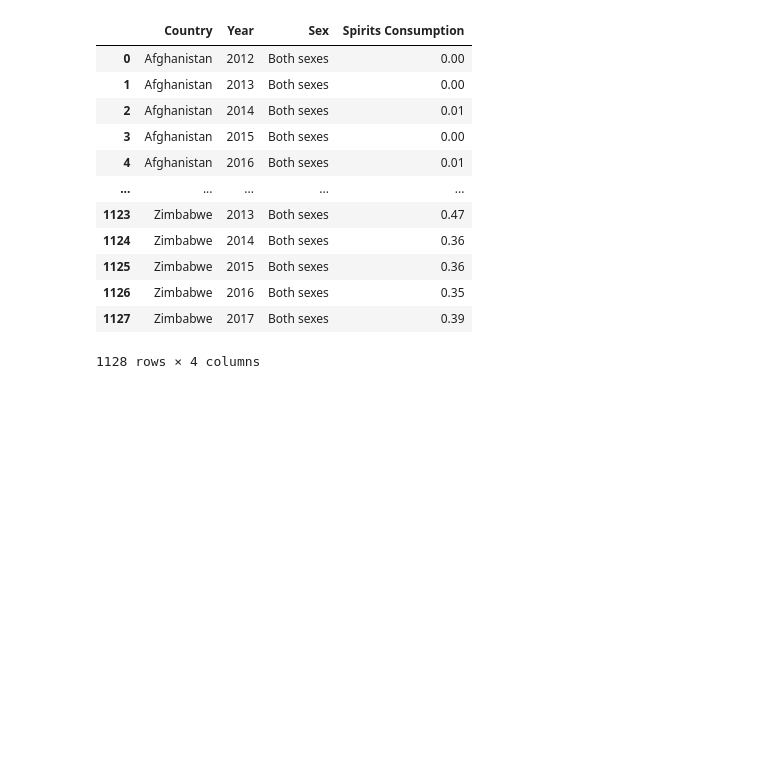
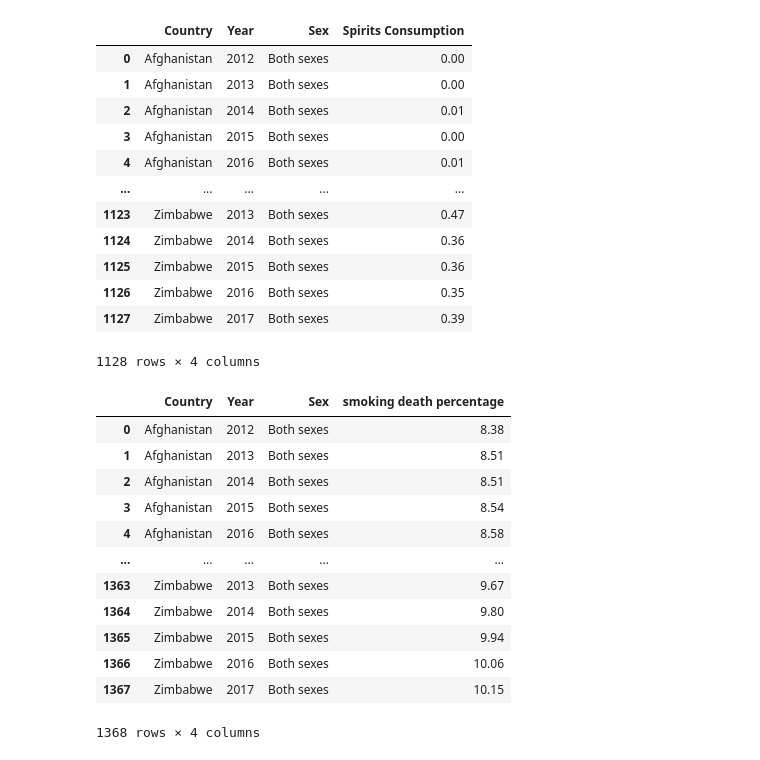
Before and after one commit to tulisamarth123/tulisamarth123.github.io, a Jupyter notebook: final_tutorial_notebook.ipynb, the cells around one changed output. Cells and saved outputs as stored; diff of their text form; code cells hidden in the pictures; blank space fills up the shorter version.

```diff
--- a/final_tutorial_notebook.ipynb
+++ b/final_tutorial_notebook.ipynb
@@ -140,3 +139,26 @@ spirits_consumption
 | 1126 | Zimbabwe | 2016 | Both sexes | 0.35 |
 | 1127 | Zimbabwe | 2017 | Both sexes | 0.39 |
 1128 rows × 4 columns
+# %%
+share_deaths_smoking = pd.read_csv("data/share-deaths-smoking.csv")
+share_deaths_smoking = share_deaths_smoking[['Entity', 'Year', 'Deaths - Cause: All causes - Risk: Smoking - OWID - Sex: Both - Age: Age-standardized (Percent)']]
+share_deaths_smoking = share_deaths_smoking.loc[share_deaths_smoking['Year'].isin([2012,2013,2014,2015,2016,2017])]
+share_deaths_smoking = share_deaths_smoking.rename(columns = {"Entity": "Country",  "Deaths - Cause: All causes - Risk: Smoking - OWID - Sex: Both - Age: Age-standardized (Percent)": "smoking death percentage"})
+share_deaths_smoking = share_deaths_smoking.sort_values(by=['Country', 'Year'])
+share_deaths_smoking.insert(2, 'Sex', 'Both sexes')
+share_deaths_smoking = share_deaths_smoking.reset_index(drop = True)
+share_deaths_smoking
+# %% [output]
+|  | Country | Year | Sex | smoking death percentage |
+| 0 | Afghanistan | 2012 | Both sexes | 8.38 |
+| 1 | Afghanistan | 2013 | Both sexes | 8.51 |
+| 2 | Afghanistan | 2014 | Both sexes | 8.51 |
+| 3 | Afghanistan | 2015 | Both sexes | 8.54 |
+| 4 | Afghanistan | 2016 | Both sexes | 8.58 |
+| ... | ... | ... | ... | ... |
+| 1363 | Zimbabwe | 2013 | Both sexes | 9.67 |
+| 1364 | Zimbabwe | 2014 | Both sexes | 9.80 |
+| 1365 | Zimbabwe | 2015 | Both sexes | 9.94 |
+| 1366 | Zimbabwe | 2016 | Both sexes | 10.06 |
+| 1367 | Zimbabwe | 2017 | Both sexes | 10.15 |
+1368 rows × 4 columns
```
Also changed, not shown: parts of 1 cell of this notebook.
